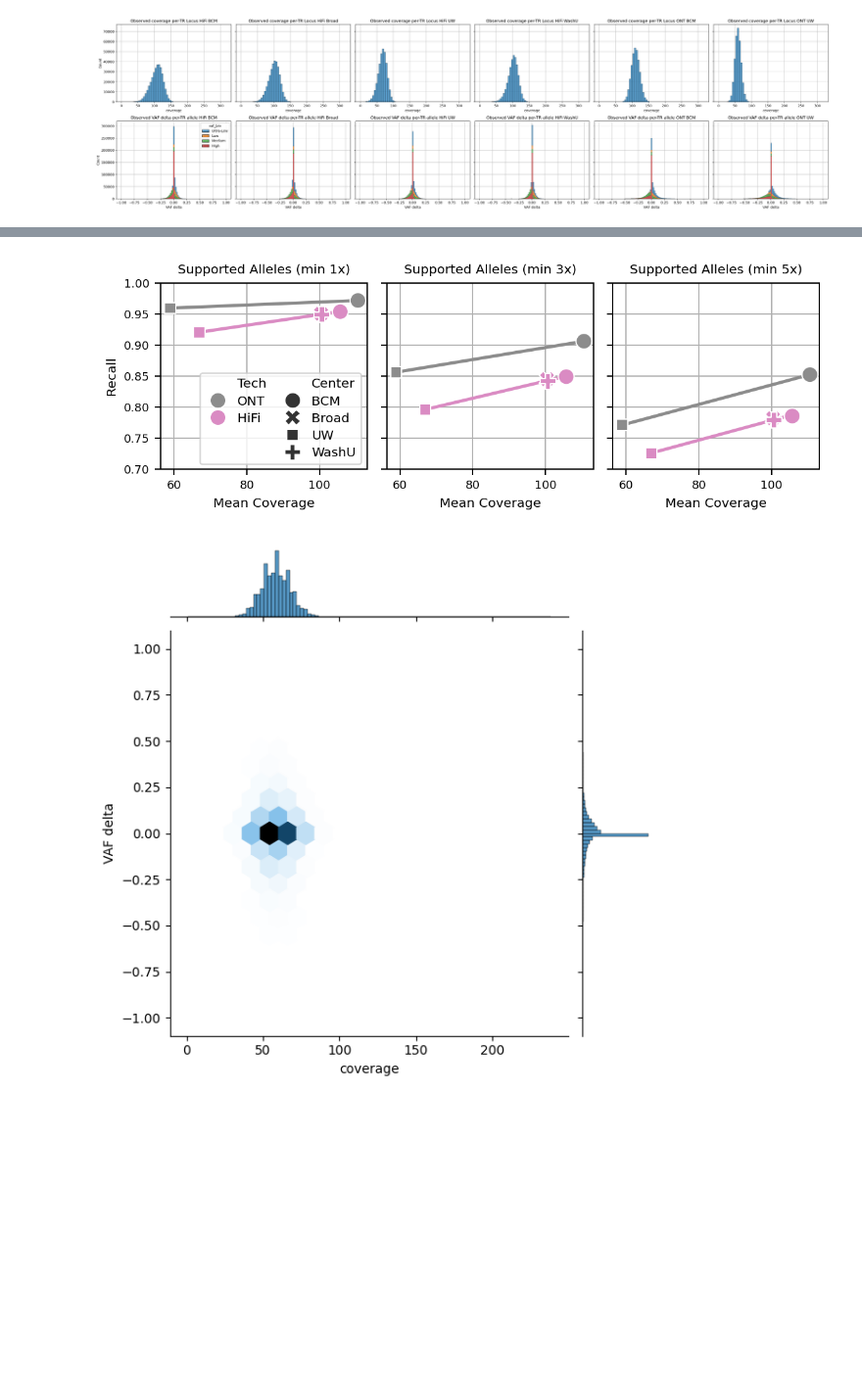
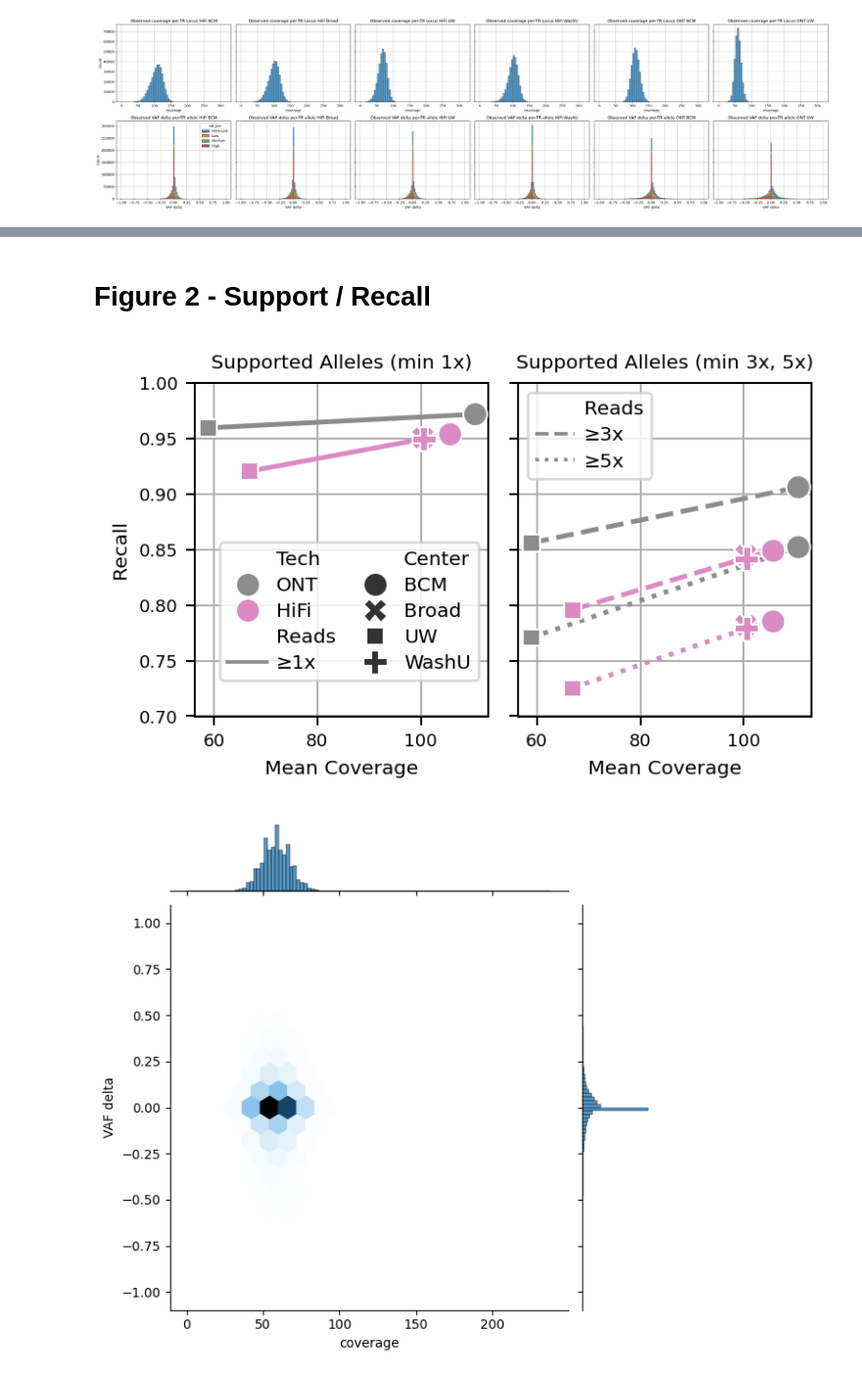
Before and after one commit to BCM-HGSC/SMaHT_MIMS, a Jupyter notebook: allele_delta/ObservedVAF.ipynb, the cells around one changed output, grey strips where cells are left out. Shown at 98% size. Cells and saved outputs as stored; diff of their text form; code cells hidden in the pictures; blank space fills up the shorter version.

```diff
--- a/allele_delta/ObservedVAF.ipynb
+++ b/allele_delta/ObservedVAF.ipynb
@@ -230,9 +298,11 @@ plt.rcParams.update({
+# %% [markdown]
+# Figure 2 - Support / Recall
 # %%
 x = [1, 3, 5]
 fig, ax = plt.subplots(nrows=1,
-                       ncols=len(x),
+                       ncols=2,
                        #figsize=(5 * len(x), 5),
-                       figsize=(6.5, 2.4),
+                       figsize=(4.3, 2.7),
                        squeeze=False,
                        sharex='row',
                        sharey='row',
@@ -242,6 +312,7 @@ palette = sb.color_palette('deep', n_colors=8)
 
 
 for idx, i in enumerate(x):
+    idx = 0 if idx == 0 else 1
     ax_sub = ax[0][idx]
 
     # Scatterplot with hue + style
@@ -261,6 +332,7 @@ for idx, i in enumerate(x):
     # Add regplot manually per 'tech'
     for color, tech_name in enumerate(['HiFi', 'ONT']):
         df_tech = full_summary[full_summary['tech'] == tech_name]
+        linestyle = {1: 'solid', 3:'dashed', 5:'dotted'}[i]
         sb.regplot(
             #data=df_tech,
             x=df_tech["Mean Coverage"].astype(float),
@@ -269,13 +341,14 @@ for idx, i in enumerate(x):
             ax=ax_sub,
             label=f"{tech_name} trend",  # Optional: avoid duplicate legend
             ci=None,
-            line_kws={"lw": 2, "zorder": 2},
+            line_kws={"lw": 2, "zorder": 2, "linestyle":linestyle},
             color=palette[-2 + color],
         )
 
     ax_sub.grid(zorder=1)
+    t = '1x' if idx == 0 else '3x, 5x'
     ax_sub.set(
-        title=f"Supported Alleles (min {i}x)",
+        title=f"Supported Alleles (min {t})",
         ylabel="Recall",
         ylim=(0.70, 1.0),
     )
@@ -310,39 +383,56 @@ for (h1, l1), (h2, l2) in zip(tech_items, center_items):
     combined_handles += [h1, h2]
     combined_labels += [l1, l2]
 
-combined_labels = ['Tech', 'ONT', 'HiFi', '', '', 'Center', 'BCM', 'Broad', 'UW', 'WashU']
+combined_labels = ['Tech', 'ONT', 'HiFi', 'Reads', '≥1x', 'Center', 'BCM', 'Broad', 'UW', 'WashU']
 
 combined_handles = [combined_handles[0],
                     combined_handles[4],
                     combined_handles[2],
                     combined_handles[0],
-                    combined_handles[0],
+                    Line2D([], [], linestyle='solid', color=palette[-1]),
                     combined_handles[0],
                     combined_handles[3],
                     combined_handles[5],
                     combined_handles[7],
                     combined_handles[9]]
 
 # Now place the legend inside ax[0][0]
 legend = ax[0][0].legend(
     handles=combined_handles,
     labels=combined_labels,
     ncol=2,
     loc='upper right',
     bbox_to_anchor=(1, 0.55),  # fine-tune as needed
     bbox_transform=ax[0][0].transAxes,
     frameon=True,
     handletextpad=0.5,
     columnspacing=1,
     labelspacing=0.4,
     fontsize=scaled_fontsize(8, 6.5),
 )
 
+combined_labels = ['Reads', '≥3x', '≥5x']
+combined_handles = [Line2D([], [], linestyle='None'),
+                     Line2D([], [], linestyle='dashed', color=palette[-1]),
+                     Line2D([], [], linestyle='dotted', color=palette[-1])]
+legend = ax[0][1].legend(
+    handles=combined_handles,
+    labels=combined_labels,
+    ncol=1,
+    loc='upper left',
+    bbox_to_anchor=(0, 1),  # fine-tune as needed
+    bbox_transform=ax[0][1].transAxes,
+    frameon=True,
+    handletextpad=0.5,
+    columnspacing=1,
+    labelspacing=0.4,
+    fontsize=scaled_fontsize(8, 6.5),
+)
 
 plt.tight_layout()
 plt.show()
 # %% [output]
-[figure, old version]
+[figure, new version]
 # %%
 p = sb.jointplot(data=data, x="coverage", kind='hex', y="VAF delta",
                 joint_kws=dict(gridsize=20),
```
Also changed, not shown: parts of 3 cells of this notebook, 3 other files.
